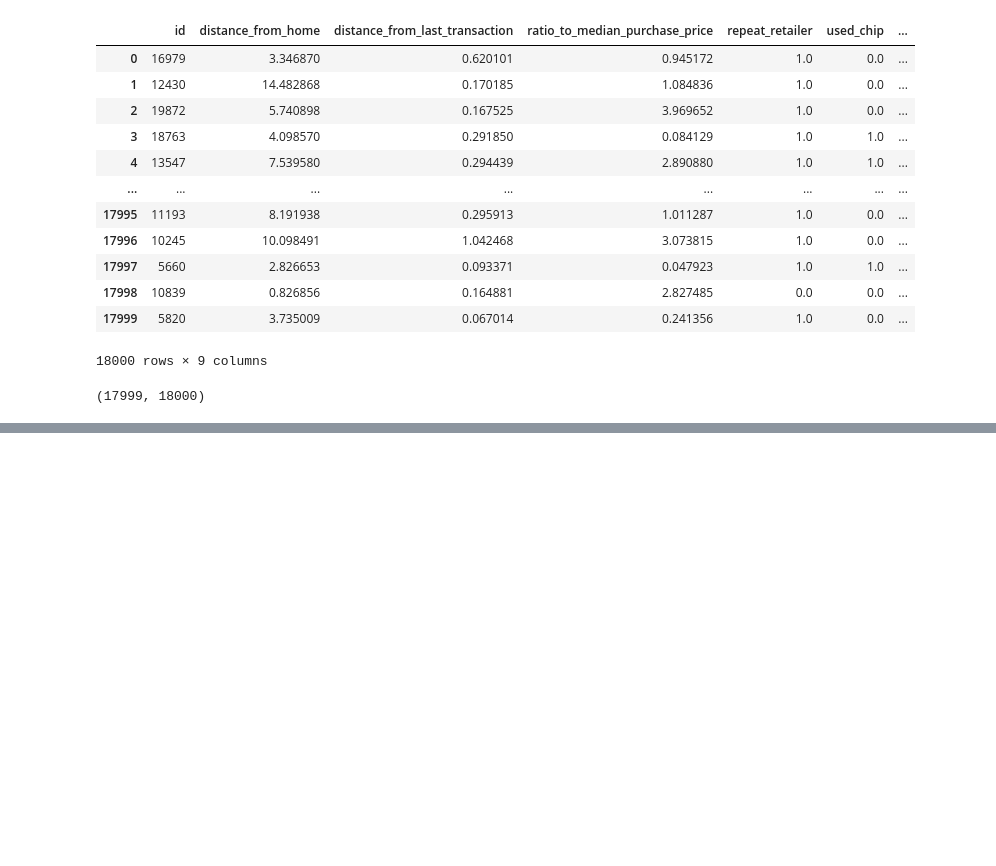
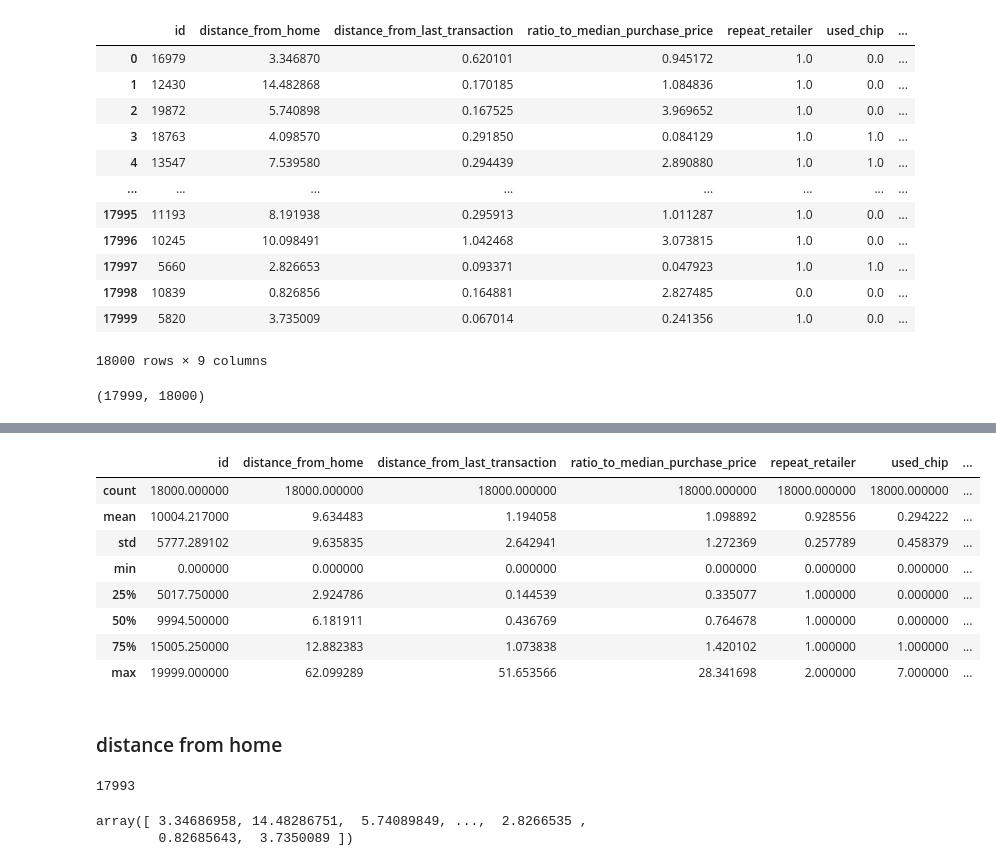
Before and after one commit to robson-quaresma/global-hack-week-detect-credit-card-fraud, a Jupyter notebook: model.ipynb, the cells around one changed output, grey strips where cells are left out. Drawn from its saved outputs; the diff is of its cells as text; code cells hidden in the pictures; blank space fills up the shorter version.

```diff
--- a/model.ipynb
+++ b/model.ipynb
@@ -84,0 +105,23 @@ train_index, test_index
+# %%
+train.describe()
+# %% [output]
+|  | id | distance_from_home | distance_from_last_transaction | ratio_to_median_purchase_price | repeat_retailer | used_chip | ... |
+| count | 18000.000000 | 18000.000000 | 18000.000000 | 18000.000000 | 18000.000000 | 18000.000000 | ... |
+| mean | 10004.217000 | 9.634483 | 1.194058 | 1.098892 | 0.928556 | 0.294222 | ... |
+| std | 5777.289102 | 9.635835 | 2.642941 | 1.272369 | 0.257789 | 0.458379 | ... |
+| min | 0.000000 | 0.000000 | 0.000000 | 0.000000 | 0.000000 | 0.000000 | ... |
+| 25% | 5017.750000 | 2.924786 | 0.144539 | 0.335077 | 1.000000 | 0.000000 | ... |
+| 50% | 9994.500000 | 6.181911 | 0.436769 | 0.764678 | 1.000000 | 0.000000 | ... |
+| 75% | 15005.250000 | 12.882383 | 1.073838 | 1.420102 | 1.000000 | 1.000000 | ... |
+| max | 19999.000000 | 62.099289 | 51.653566 | 28.341698 | 2.000000 | 7.000000 | ... |
+# %% [markdown]
+### distance from home
+# %%
+train.distance_from_home.nunique()
+# %% [output]
+17993
+# %%
+train.distance_from_home.unique()
+# %% [output]
+array([ 3.34686958, 14.48286751,  5.74089849, ...,  2.8266535 ,
+        0.82685643,  3.7350089 ])
```
Also changed, not shown: parts of 15 cells of this notebook.
